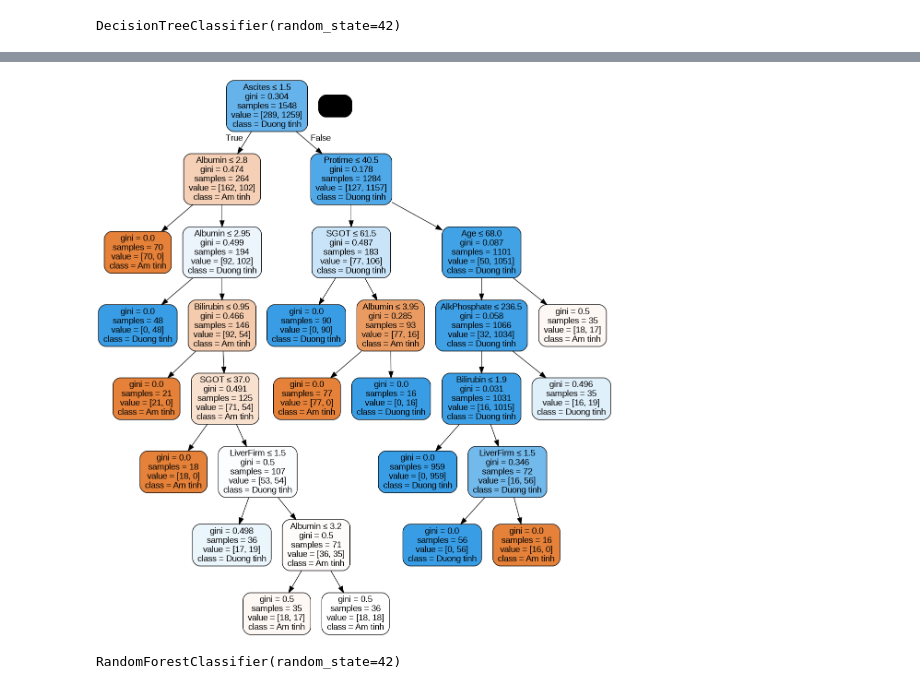
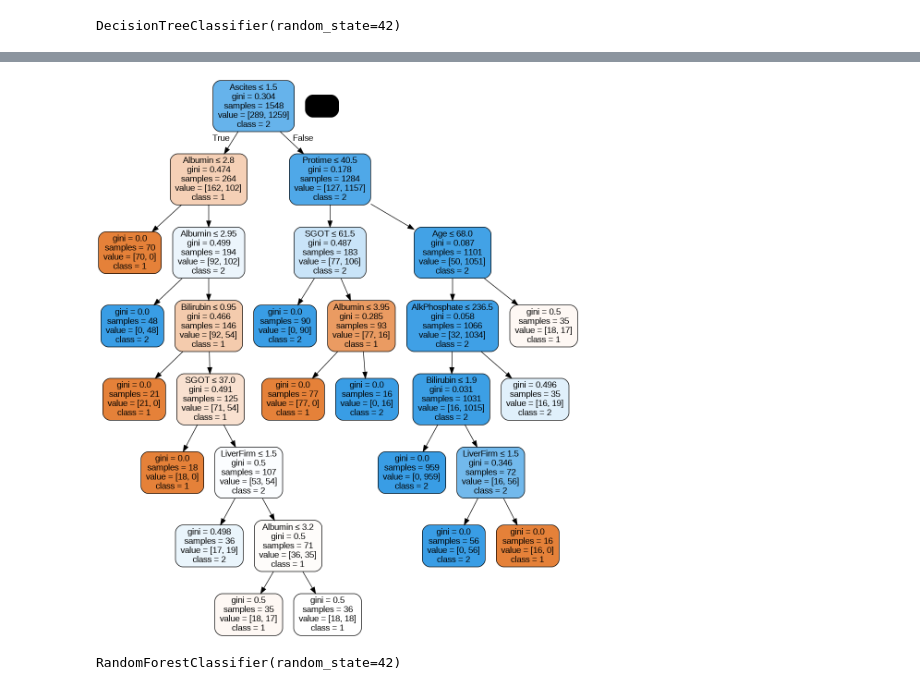
Before and after one commit to quangdad/DataMining, a Jupyter notebook: HepatitisB.ipynb, the cells around one changed output, grey strips where cells are left out. Cells and saved outputs as stored; diff of their text form; code cells hidden in the pictures.

```diff
--- a/HepatitisB.ipynb
+++ b/HepatitisB.ipynb
@@ -185,19 +189,19 @@ NameError: ignored
 # %%
 from sklearn.tree import export_graphviz
 import graphviz
 import pydotplus
 from IPython.display import Image
 
 dot_data = export_graphviz(dt_model, out_file=None,
                            feature_names=X_train.columns.tolist(),
-                           class_names=['Am tinh', 'Duong tinh'],
+                           class_names=['1', '2'],
                            filled=True, rounded=True,
                            special_characters=True)
 
 graph = pydotplus.graph_from_dot_data(dot_data)
 Image(graph.create_png())
 # %% [output]
-[figure, old version]
+[figure, new version]
 # %%
 # Tạo mô hình Random Forest và huấn luyện trên tập huấn luyện
 rf_model = RandomForestClassifier(random_state=42)
```
Also changed, not shown: parts of 4 cells of this notebook.
